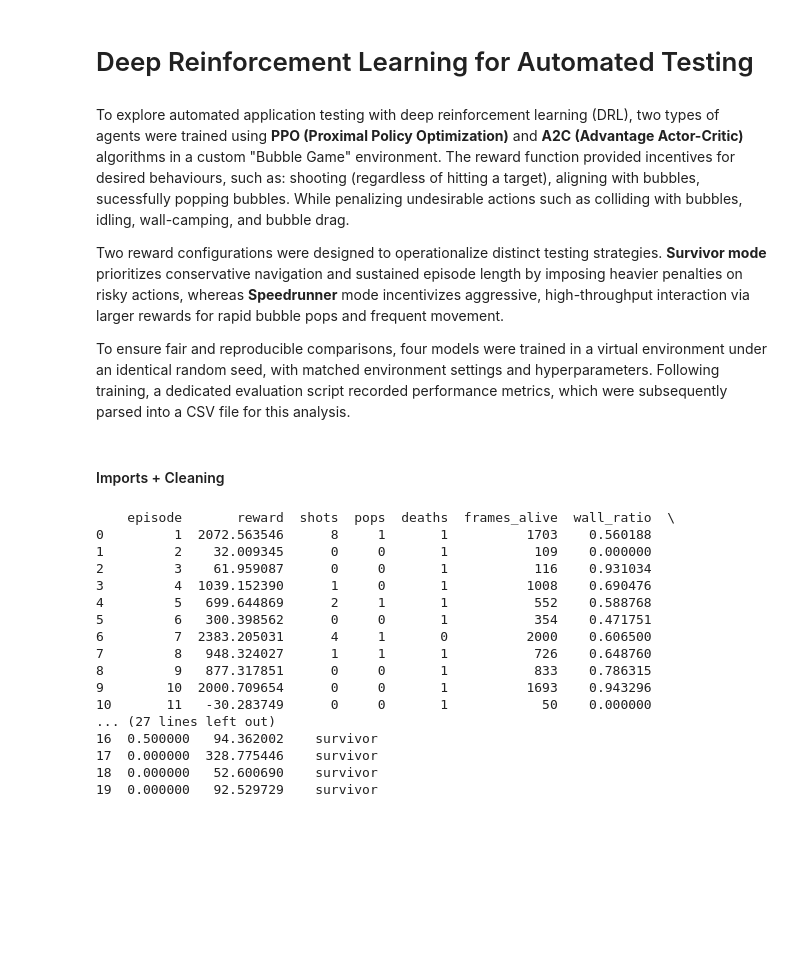
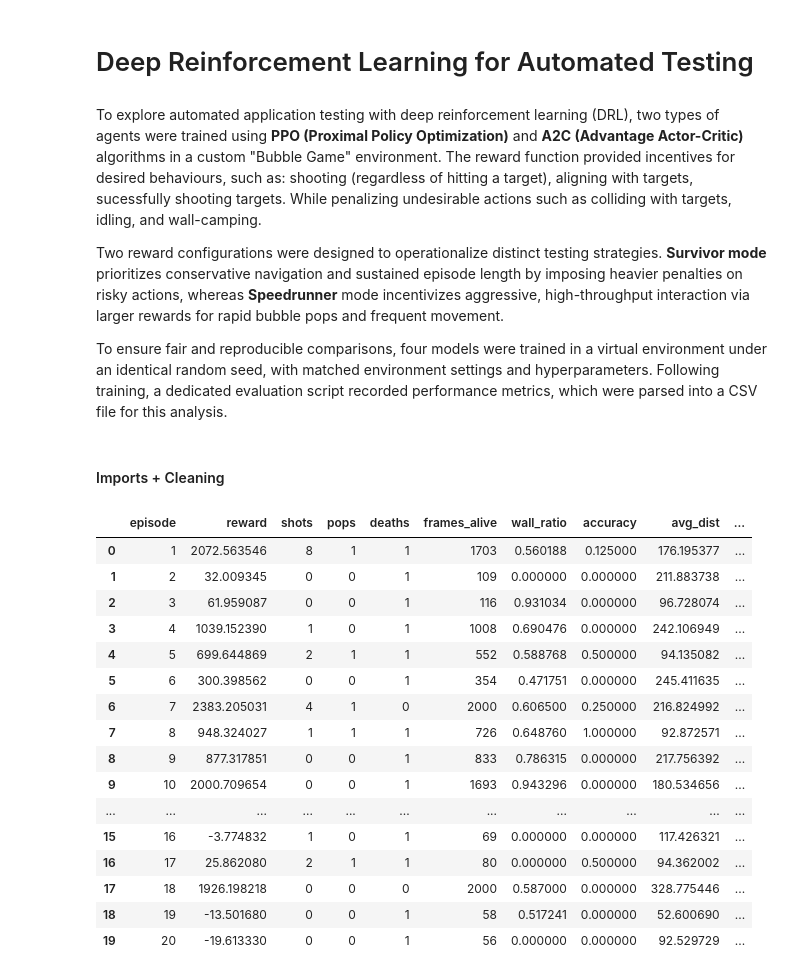
Before and after one commit to pbaguisa/DRL_Automated_Testing, a Jupyter notebook: notebooks/game_analysis.ipynb, the cells around one changed output. Cells and saved outputs as stored; diff of their text form; code cells hidden in the pictures; blank space fills up the shorter version.

```diff
--- a/notebooks/game_analysis.ipynb
+++ b/notebooks/game_analysis.ipynb
@@ -1,12 +1,12 @@
 # %% [markdown]
 # Deep Reinforcement Learning for Automated Testing
 # %% [markdown]
-To explore automated application testing with deep reinforcement learning (DRL), two types of agents were trained using **PPO (Proximal Policy Optimization)** and **A2C (Advantage Actor-Critic)** algorithms in a custom "Bubble Game" environment. The reward function provided incentives for desired behaviours, such as: shooting (regardless of hitting a target), aligning with bubbles,
-sucessfully popping bubbles. While penalizing undesirable actions such as colliding with bubbles, idling, wall-camping, and bubble drag.
+To explore automated application testing with deep reinforcement learning (DRL), two types of agents were trained using **PPO (Proximal Policy Optimization)** and **A2C (Advantage Actor-Critic)** algorithms in a custom "Bubble Game" environment. The reward function provided incentives for desired behaviours, such as: shooting (regardless of hitting a target), aligning with targets,
+sucessfully shooting targets. While penalizing undesirable actions such as colliding with targets, idling, and wall-camping.
 
 Two reward configurations were designed to operationalize distinct testing strategies. **Survivor mode** prioritizes conservative navigation and sustained episode length by imposing heavier penalties on risky actions, whereas **Speedrunner** mode incentivizes aggressive, high-throughput interaction via larger rewards for rapid bubble pops and frequent movement.
 
-To ensure fair and reproducible comparisons, four models were trained in a virtual environment under an identical random seed, with matched environment settings and hyperparameters. Following training, a dedicated evaluation script recorded performance metrics, which were subsequently parsed into a CSV file for this analysis.
+To ensure fair and reproducible comparisons, four models were trained in a virtual environment under an identical random seed, with matched environment settings and hyperparameters. Following training, a dedicated evaluation script recorded performance metrics, which were parsed into a CSV file for this analysis.
 # %% [markdown]
 #### Imports + Cleaning
 # %%
@@ -14,24 +17,25 @@ import pandas as pd
 # %%
-ppo_survivor_data = pd.read_csv('logs/ppo_survivor.csv')
-ppo_speedrunner_data = pd.read_csv('logs/ppo_speedrunner.csv')
-a2c_survivor_data = pd.read_csv('logs/a2c_survivor.csv')
-a2c_speedrunner_data = pd.read_csv('logs/a2c_speedrunner.csv')
+ppo_survivor_df = pd.read_csv('logs/ppo_survivor.csv')
+ppo_speedrunner_df = pd.read_csv('logs/ppo_speedrunner.csv')
+a2c_survivor_df = pd.read_csv('logs/a2c_survivor.csv')
+a2c_speedrunner_df = pd.read_csv('logs/a2c_speedrunner.csv')
+ppo_survivor_df
 # %% [output]
-    episode       reward  shots  pops  deaths  frames_alive  wall_ratio  \
-0         1  2072.563546      8     1       1          1703    0.560188
-1         2    32.009345      0     0       1           109    0.000000
-2         3    61.959087      0     0       1           116    0.931034
-3         4  1039.152390      1     0       1          1008    0.690476
-4         5   699.644869      2     1       1           552    0.588768
-5         6   300.398562      0     0       1           354    0.471751
-6         7  2383.205031      4     1       0          2000    0.606500
-7         8   948.324027      1     1       1           726    0.648760
-8         9   877.317851      0     0       1           833    0.786315
-9        10  2000.709654      0     0       1          1693    0.943296
-10       11   -30.283749      0     0       1            50    0.000000
-... (27 lines left out)
-16  0.500000   94.362002    survivor
-17  0.000000  328.775446    survivor
-18  0.000000   52.600690    survivor
-19  0.000000   92.529729    survivor
+|  | episode | reward | shots | pops | deaths | frames_alive | wall_ratio | accuracy | avg_dist | ... |
+| 0 | 1 | 2072.563546 | 8 | 1 | 1 | 1703 | 0.560188 | 0.125000 | 176.195377 | ... |
+| 1 | 2 | 32.009345 | 0 | 0 | 1 | 109 | 0.000000 | 0.000000 | 211.883738 | ... |
+| 2 | 3 | 61.959087 | 0 | 0 | 1 | 116 | 0.931034 | 0.000000 | 96.728074 | ... |
+| 3 | 4 | 1039.152390 | 1 | 0 | 1 | 1008 | 0.690476 | 0.000000 | 242.106949 | ... |
+| 4 | 5 | 699.644869 | 2 | 1 | 1 | 552 | 0.588768 | 0.500000 | 94.135082 | ... |
+| 5 | 6 | 300.398562 | 0 | 0 | 1 | 354 | 0.471751 | 0.000000 | 245.411635 | ... |
+| 6 | 7 | 2383.205031 | 4 | 1 | 0 | 2000 | 0.606500 | 0.250000 | 216.824992 | ... |
+| 7 | 8 | 948.324027 | 1 | 1 | 1 | 726 | 0.648760 | 1.000000 | 92.872571 | ... |
+| 8 | 9 | 877.317851 | 0 | 0 | 1 | 833 | 0.786315 | 0.000000 | 217.756392 | ... |
+| 9 | 10 | 2000.709654 | 0 | 0 | 1 | 1693 | 0.943296 | 0.000000 | 180.534656 | ... |
+| ... | ... | ... | ... | ... | ... | ... | ... | ... | ... | ... |
+| 15 | 16 | -3.774832 | 1 | 0 | 1 | 69 | 0.000000 | 0.000000 | 117.426321 | ... |
+| 16 | 17 | 25.862080 | 2 | 1 | 1 | 80 | 0.000000 | 0.500000 | 94.362002 | ... |
+| 17 | 18 | 1926.198218 | 0 | 0 | 0 | 2000 | 0.587000 | 0.000000 | 328.775446 | ... |
+| 18 | 19 | -13.501680 | 0 | 0 | 1 | 58 | 0.517241 | 0.000000 | 52.600690 | ... |
+| 19 | 20 | -19.613330 | 0 | 0 | 1 | 56 | 0.000000 | 0.000000 | 92.529729 | ... |
 # %% [markdown]
```
Also changed, not shown: parts of 9 cells of this notebook.
